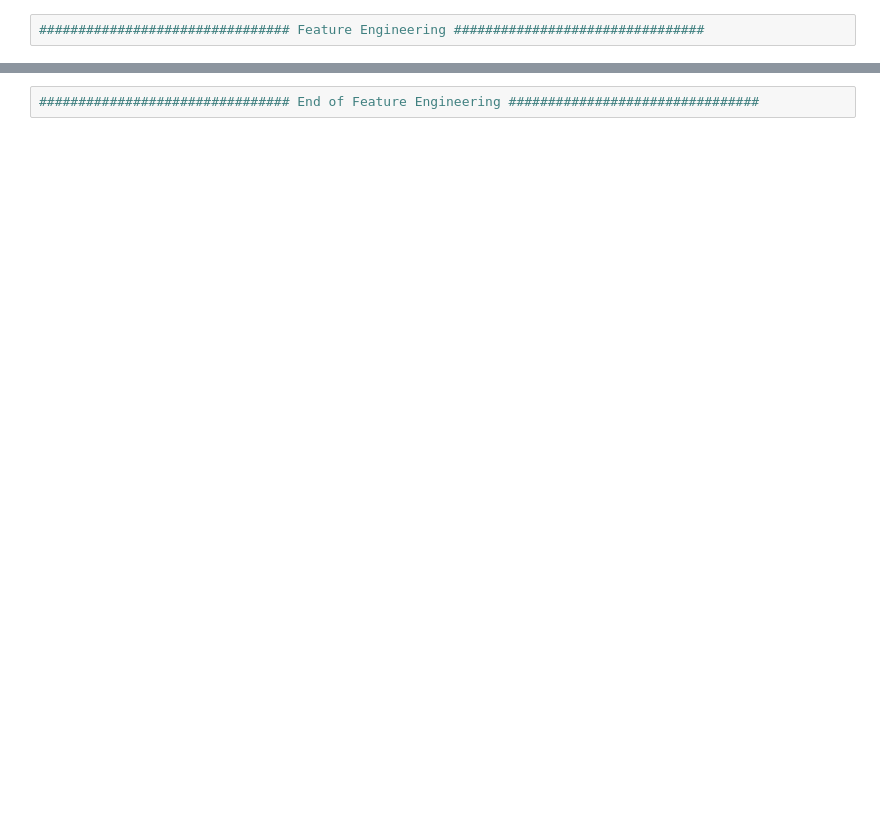
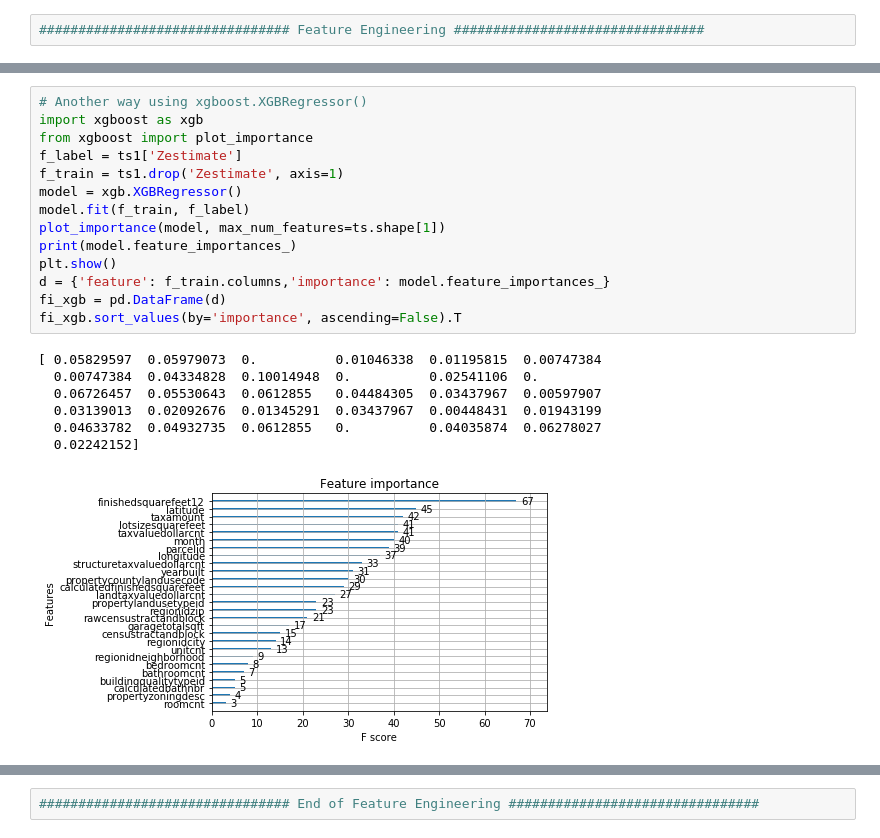
Before and after one commit to Crisliu7/INFO7390, a Jupyter notebook: midterm/Feature Engineering.ipynb, the cells around one changed output, grey strips where cells are left out. Drawn from its saved outputs; the diff is of its cells as text; blank space fills up the shorter version.

```diff
--- a/midterm/Feature Engineering.ipynb
+++ b/midterm/Feature Engineering.ipynb
@@ -115,0 +261,22 @@ print(mi)
+# %%
+# Another way using xgboost.XGBRegressor()
+import xgboost as xgb
+from xgboost import plot_importance
+f_label = ts1['Zestimate']
+f_train = ts1.drop('Zestimate', axis=1)
+model = xgb.XGBRegressor()
+model.fit(f_train, f_label)
+plot_importance(model, max_num_features=ts.shape[1])
+print(model.feature_importances_)
+plt.show()
+d = {'feature': f_train.columns,'importance': model.feature_importances_}
+fi_xgb = pd.DataFrame(d)
+fi_xgb.sort_values(by='importance', ascending=False).T
+# %% [output]
+[ 0.05829597  0.05979073  0.          0.01046338  0.01195815  0.00747384
+  0.00747384  0.04334828  0.10014948  0.          0.02541106  0.
+  0.06726457  0.05530643  0.0612855   0.04484305  0.03437967  0.00597907
+  0.03139013  0.02092676  0.01345291  0.03437967  0.00448431  0.01943199
+  0.04633782  0.04932735  0.0612855   0.          0.04035874  0.06278027
+  0.02242152]
+[figure, added]
```
Also changed, not shown: parts of 34 cells of this notebook, 41 other files.
